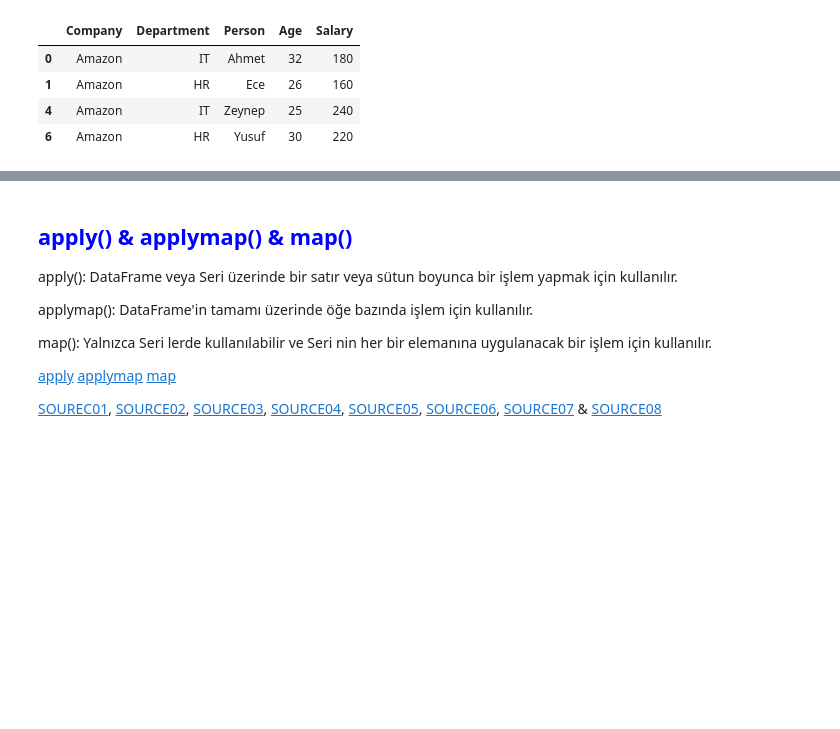
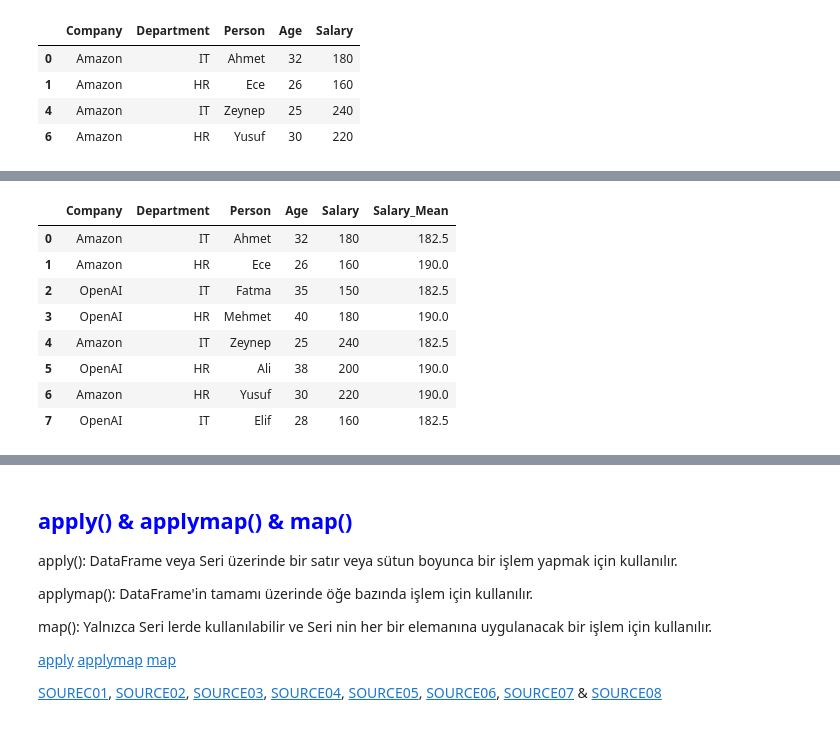
Before and after one commit to fulyacelebii/vscode, a Jupyter notebook: Pandas_InClass_5 (DataFrames Groupby, filter, transform) 21.03.24.ipynb, the cells around one changed output, grey strips where cells are left out. Cells and saved outputs as stored; diff of their text form; code cells hidden in the pictures; blank space fills up the shorter version.

```diff
--- a/Pandas_InClass_5 (DataFrames Groupby, filter, transform) 21.03.24.ipynb
+++ b/Pandas_InClass_5 (DataFrames Groupby, filter, transform) 21.03.24.ipynb
@@ -262,0 +349,13 @@ Belirtilen işlevi uygular ve sonucu yeni bir Seri veya DataFrame olarak döndü
+# %%
+df["Salary_Mean"] = df.groupby("Department")[["Salary"]].transform("mean")  # depertman için maaş ortalamalrını ekledik
+df
+# %% [output]
+|  | Company | Department | Person | Age | Salary | Salary_Mean |
+| 0 | Amazon | IT | Ahmet | 32 | 180 | 182.5 |
+| 1 | Amazon | HR | Ece | 26 | 160 | 190.0 |
+| 2 | OpenAI | IT | Fatma | 35 | 150 | 182.5 |
+| 3 | OpenAI | HR | Mehmet | 40 | 180 | 190.0 |
+| 4 | Amazon | IT | Zeynep | 25 | 240 | 182.5 |
+| 5 | OpenAI | HR | Ali | 38 | 200 | 190.0 |
+| 6 | Amazon | HR | Yusuf | 30 | 220 | 190.0 |
+| 7 | OpenAI | IT | Elif | 28 | 160 | 182.5 |
```
Also changed, not shown: parts of 28 cells of this notebook.
